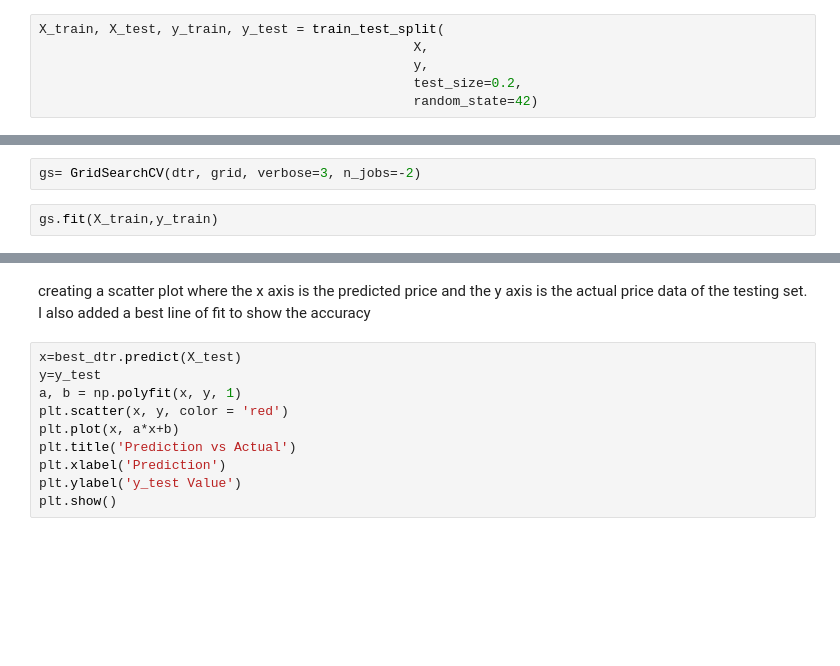
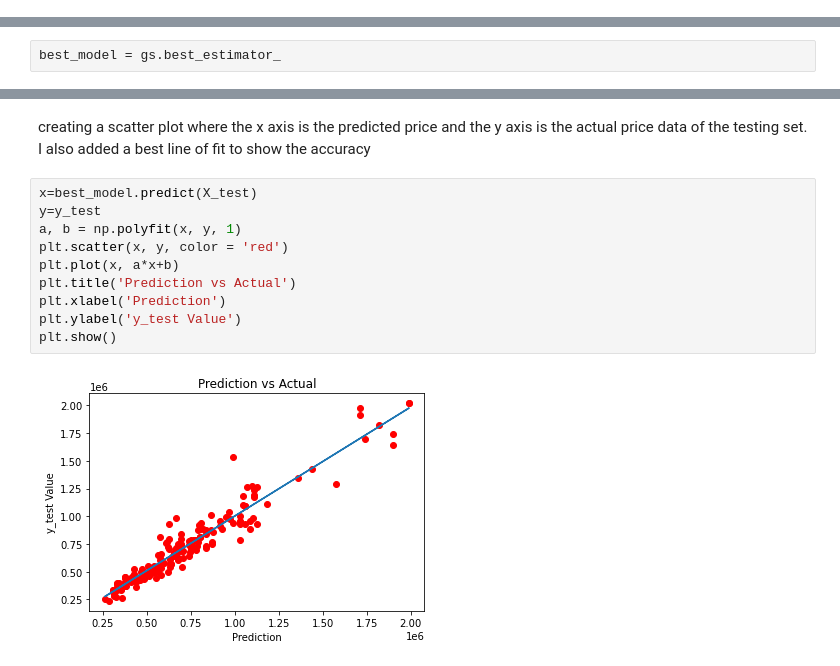
Before and after one commit to SamuelRobins/Capstone_Project, a Jupyter notebook: Used Car Pricing Notebook.ipynb, the cells around one changed output, grey strips where cells are left out. Saved outputs shown, nothing was run; the diff lists cells and outputs as text; blank space fills up the shorter version.

Commit message:
finished grid search and evaluated model.

```diff
--- a/Used Car Pricing Notebook.ipynb
+++ b/Used Car Pricing Notebook.ipynb
@@ -623,6 +594,0 @@ Splitting the data so that i have data to train the model and data to test the m
-# %%
-X_train, X_test, y_train, y_test = train_test_split(
-                                                X,
-                                                y,
-                                                test_size=0.2,
-                                                random_state=42)
@@ -675,4 +598,0 @@ Performing a GridSearch. The computer is running the data through a decision tre
-# %%
-gs= GridSearchCV(dtr, grid, verbose=3, n_jobs=-2)
-# %%
-gs.fit(X_train,y_train)
@@ -702,0 +628,2 @@ Predicting the sales price of the cars in the test set
+# %%
+best_model = gs.best_estimator_
@@ -729,12 +703,14 @@ X_test.index
 creating a scatter plot where the x axis is the predicted price and the y axis is the actual price data of the testing set.
 I also added a best line of fit to show the accuracy
 # %%
-x=best_dtr.predict(X_test)
+x=best_model.predict(X_test)
 y=y_test
 a, b = np.polyfit(x, y, 1)
 plt.scatter(x, y, color = 'red')
 plt.plot(x, a*x+b)
 plt.title('Prediction vs Actual')
 plt.xlabel('Prediction')
 plt.ylabel('y_test Value')
 plt.show()
+# %% [output]
+[figure, added]
```
Also changed, not shown: parts of 79 cells of this notebook.
